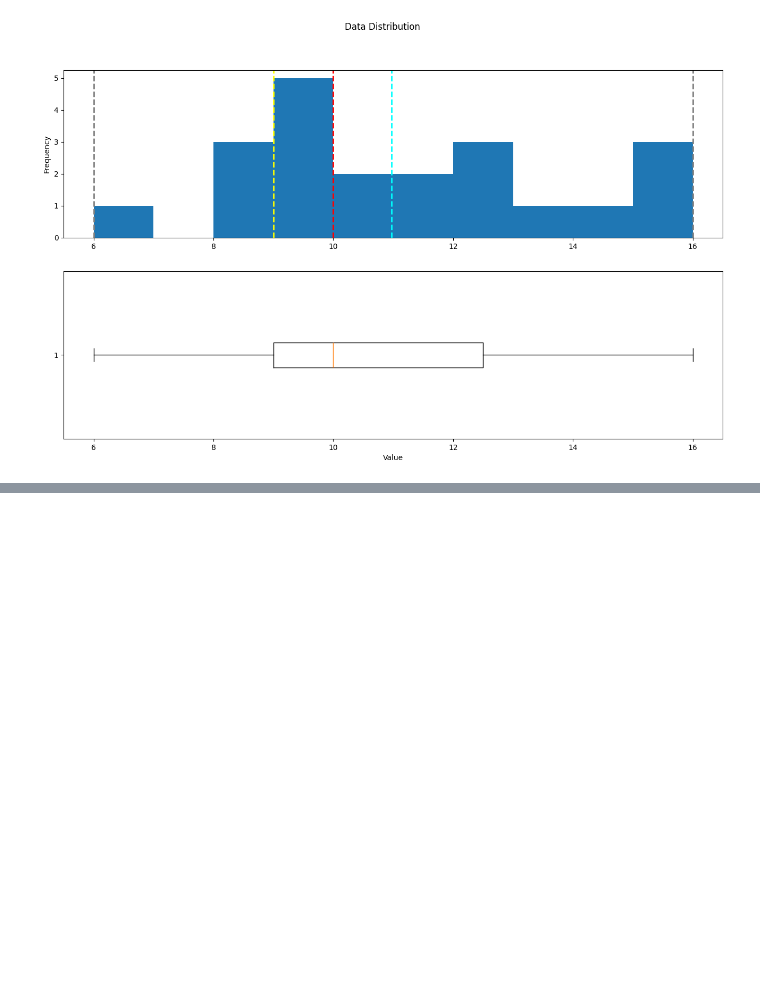
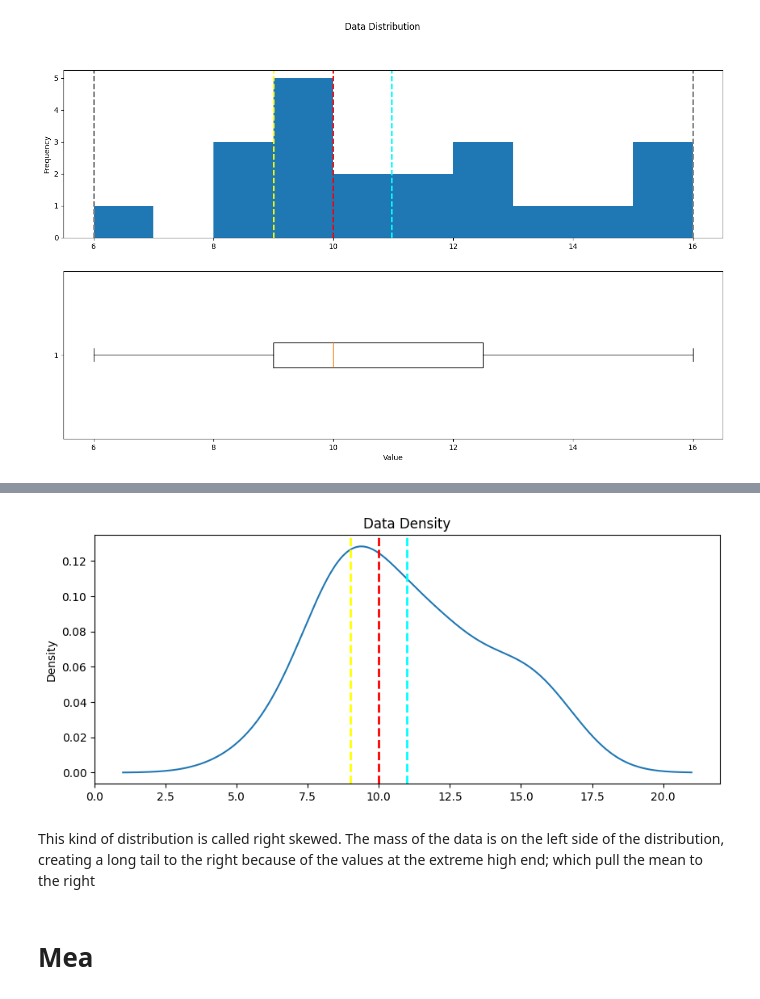
Before and after one commit to coder7475/ml-fundamentals, a Jupyter notebook: notebooks/1_data_exploration/data_exploration_with_python.ipynb, the cells around one changed output, grey strips where cells are left out. Cells and saved outputs as stored; diff of their text form; code cells hidden in the pictures; blank space fills up the shorter version.

Commit message:
feat: update data exploration notebook with new study hours and grade data, including outlier analysis and distribution visualizations

```diff
--- a/notebooks/1_data_exploration/data_exploration_with_python.ipynb
+++ b/notebooks/1_data_exploration/data_exploration_with_python.ipynb
@@ -632,0 +637,9 @@ Maximum:16.00
+# %%
+# define the quartile to to exclude 0.01th percent - 1% of studyhours values
+q01 = df_students.StudyHours.quantile(0.01)
+
+# Get the variable to examine
+col = df_students[df_students.StudyHours>q01]['StudyHours']
+
+# Show the distribution
+show_distribution(col)
@@ -632,0 +653,9 @@ Maximum:16.00
+# %%
+# Show data density
+show_density(col)
+# %% [output]
+[figure, added]
+# %% [markdown]
+This kind of distribution is called right skewed. The mass of the data is on the left side of the distribution, creating a long tail to the right because of the values at the extreme high end; which pull the mean to the right
+# %% [markdown]
+# Mea
```
Also changed, not shown: parts of 19 cells of this notebook.
